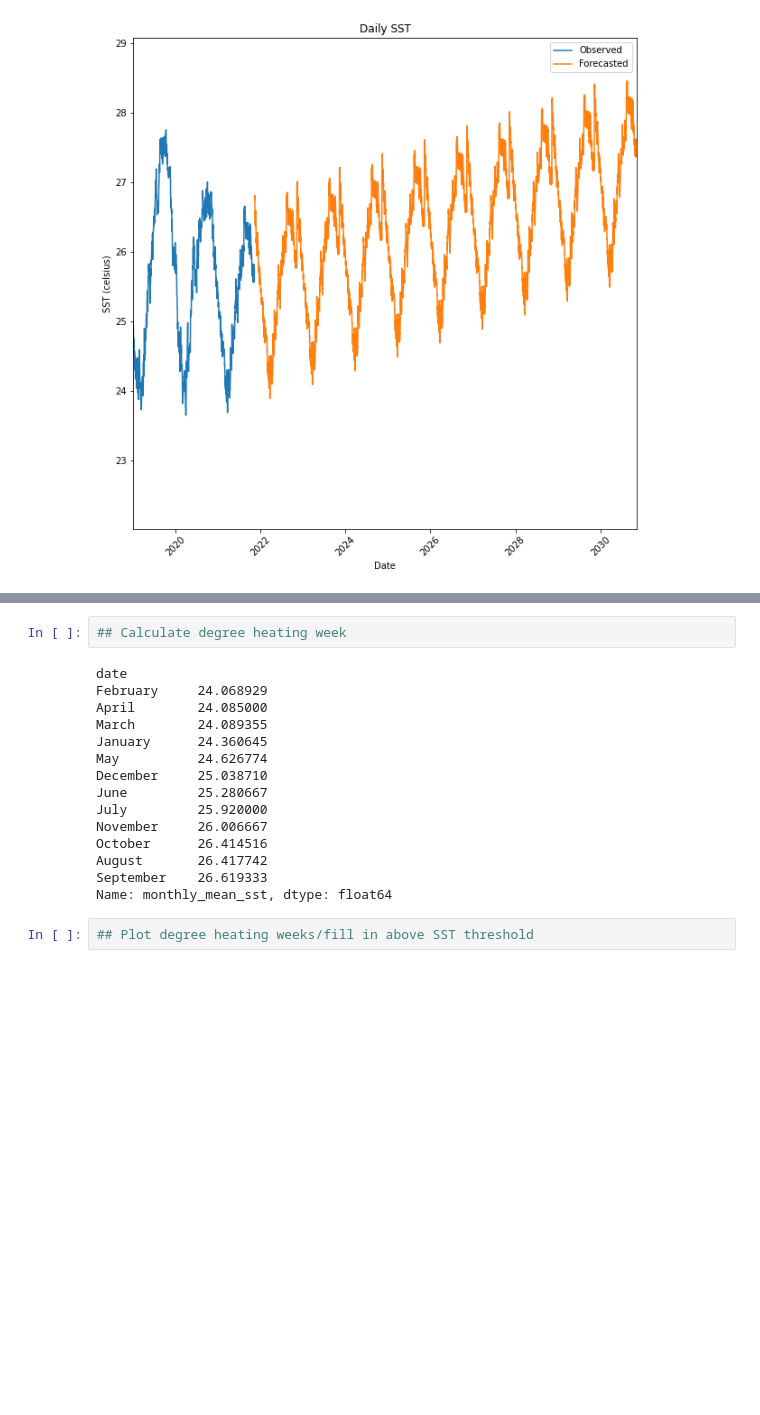
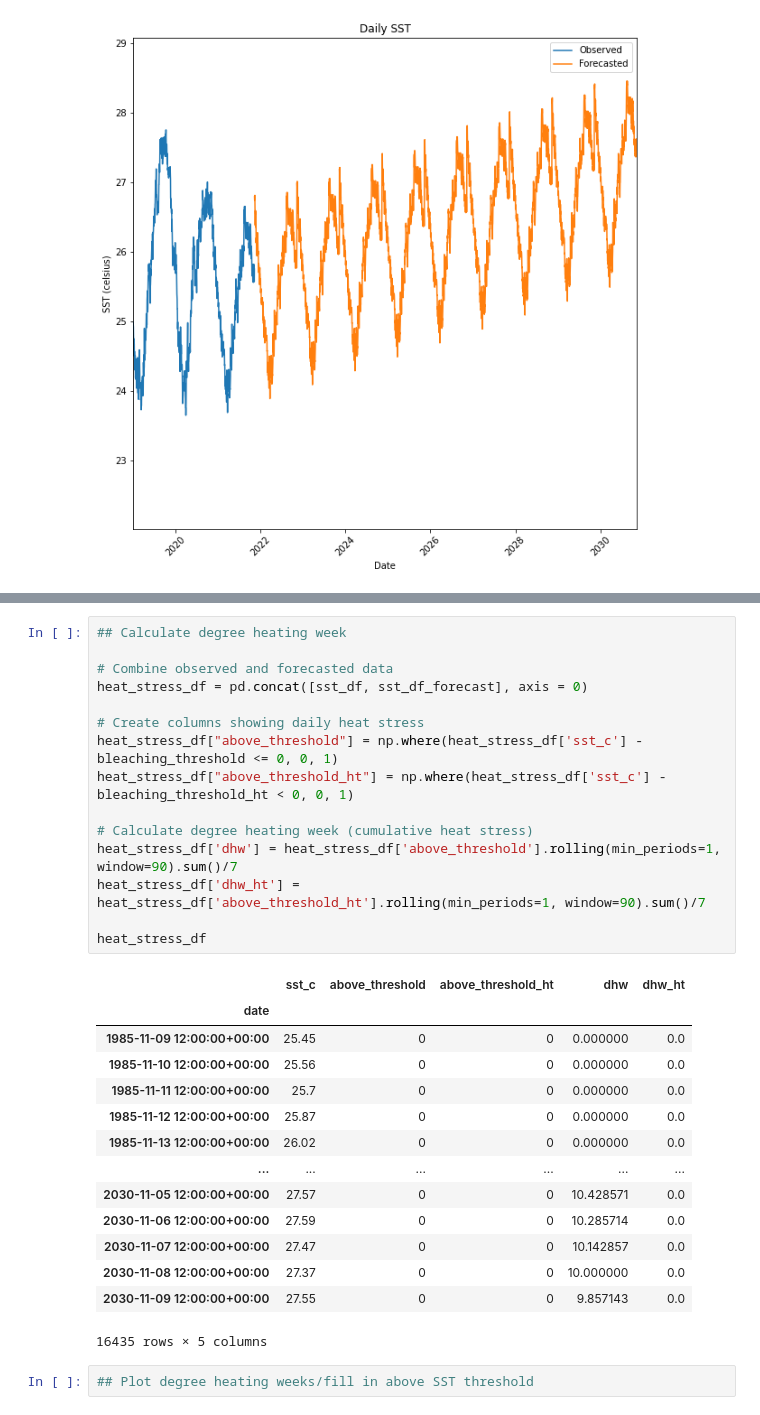
Before and after one commit to crcm-science/HW3_crcm-science, a Jupyter notebook: HW3_CoralTemp_Tutorial.ipynb, the cells around one changed output, grey strips where cells are left out. Cells and saved outputs as stored; diff of their text form; blank space fills up the shorter version.

Commit message:
added degree heating week calculations

```diff
--- a/HW3_CoralTemp_Tutorial.ipynb
+++ b/HW3_CoralTemp_Tutorial.ipynb
@@ -323,21 +323,34 @@ Normal bleaching threshold: 27.62
 Heat tolerant bleaching threshold: 29.12
 # %%
 ## Calculate degree heating week
+
+# Combine observed and forecasted data
+heat_stress_df = pd.concat([sst_df, sst_df_forecast], axis = 0)
+
+# Create columns showing daily heat stress
+heat_stress_df["above_threshold"] = np.where(heat_stress_df['sst_c'] - bleaching_threshold <= 0, 0, 1)
+heat_stress_df["above_threshold_ht"] = np.where(heat_stress_df['sst_c'] - bleaching_threshold_ht < 0, 0, 1)
+
+# Calculate degree heating week (cumulative heat stress)
+heat_stress_df['dhw'] = heat_stress_df['above_threshold'].rolling(min_periods=1, window=90).sum()/7
+heat_stress_df['dhw_ht'] = heat_stress_df['above_threshold_ht'].rolling(min_periods=1, window=90).sum()/7
+
+heat_stress_df
 # %% [output]
+|  | sst_c | above_threshold | above_threshold_ht | dhw | dhw_ht |
+| date |  |  |  |  |  |
+| 1985-11-09 12:00:00+00:00 | 25.45 | 0 | 0 | 0.000000 | 0.0 |
+| 1985-11-10 12:00:00+00:00 | 25.56 | 0 | 0 | 0.000000 | 0.0 |
+| 1985-11-11 12:00:00+00:00 | 25.7 | 0 | 0 | 0.000000 | 0.0 |
+| 1985-11-12 12:00:00+00:00 | 25.87 | 0 | 0 | 0.000000 | 0.0 |
+| 1985-11-13 12:00:00+00:00 | 26.02 | 0 | 0 | 0.000000 | 0.0 |
+| ... | ... | ... | ... | ... | ... |
+| 2030-11-05 12:00:00+00:00 | 27.57 | 0 | 0 | 10.428571 | 0.0 |
+| 2030-11-06 12:00:00+00:00 | 27.59 | 0 | 0 | 10.285714 | 0.0 |
+| 2030-11-07 12:00:00+00:00 | 27.47 | 0 | 0 | 10.142857 | 0.0 |
+| 2030-11-08 12:00:00+00:00 | 27.37 | 0 | 0 | 10.000000 | 0.0 |
+| 2030-11-09 12:00:00+00:00 | 27.55 | 0 | 0 | 9.857143 | 0.0 |
-date
-February     24.068929
-April        24.085000
-March        24.089355
-January      24.360645
-May          24.626774
-December     25.038710
-June         25.280667
-July         25.920000
-November     26.006667
-October      26.414516
-August       26.417742
-September    26.619333
-Name: monthly_mean_sst, dtype: float64
+16435 rows × 5 columns
 # %%
 ## Plot degree heating weeks/fill in above SST threshold
 # %%
```
Also changed, not shown: parts of 1 cell of this notebook.
